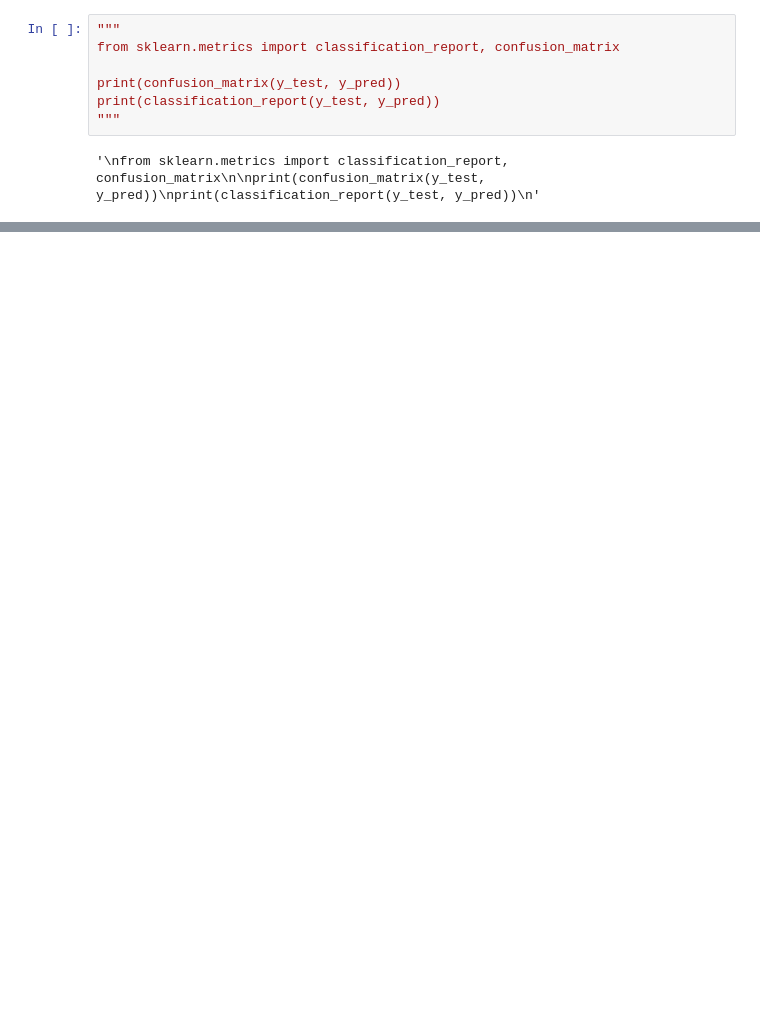
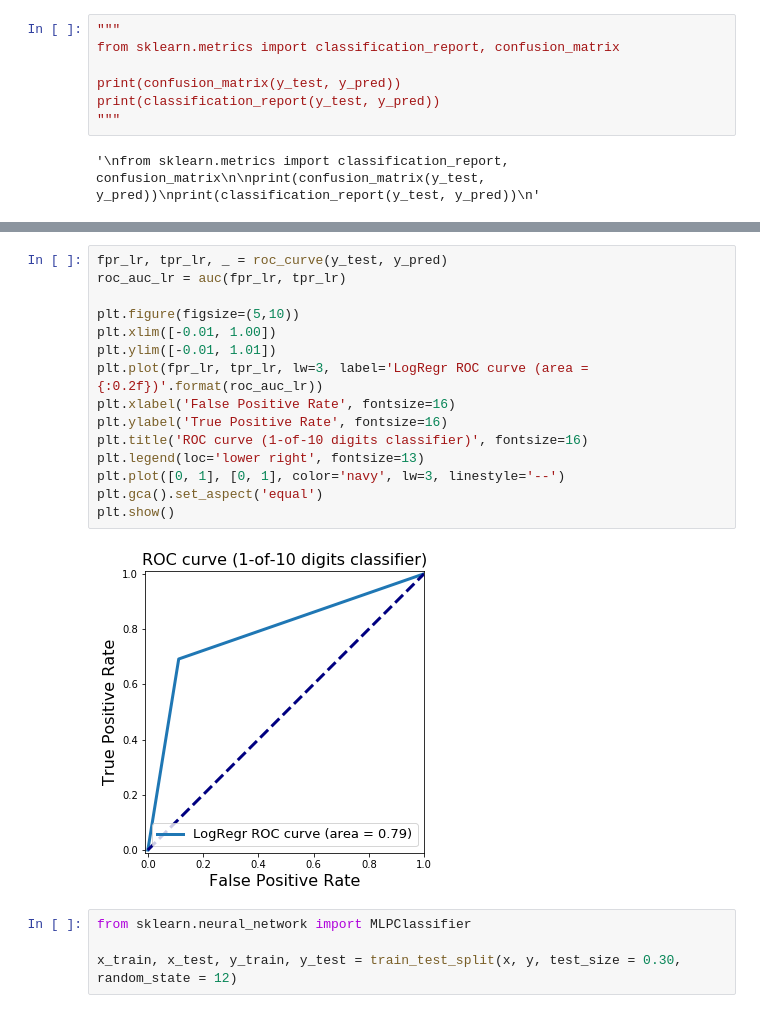
Before and after one commit to lucas-galvao/Backup, a Jupyter notebook: Machine Learning/Jupyter/Gradient Booster - Titanic.ipynb, the cells around one changed output, grey strips where cells are left out. Saved outputs shown, nothing was run; the diff lists cells and outputs as text; blank space fills up the shorter version.

```diff
--- a/Machine Learning/Jupyter/Gradient Booster - Titanic.ipynb
+++ b/Machine Learning/Jupyter/Gradient Booster - Titanic.ipynb
@@ -82,0 +120,21 @@ print(classification_report(y_test, y_pred))
+# %%
+fpr_lr, tpr_lr, _ = roc_curve(y_test, y_pred)
+roc_auc_lr = auc(fpr_lr, tpr_lr)
+
+plt.figure(figsize=(5,10))
+plt.xlim([-0.01, 1.00])
+plt.ylim([-0.01, 1.01])
+plt.plot(fpr_lr, tpr_lr, lw=3, label='LogRegr ROC curve (area = {:0.2f})'.format(roc_auc_lr))
+plt.xlabel('False Positive Rate', fontsize=16)
+plt.ylabel('True Positive Rate', fontsize=16)
+plt.title('ROC curve (1-of-10 digits classifier)', fontsize=16)
+plt.legend(loc='lower right', fontsize=13)
+plt.plot([0, 1], [0, 1], color='navy', lw=3, linestyle='--')
+plt.gca().set_aspect('equal')
+plt.show()
+# %% [output]
+[figure, added]
+# %%
+from sklearn.neural_network import MLPClassifier
+
+x_train, x_test, y_train, y_test = train_test_split(x, y, test_size = 0.30, random_state = 12)
```
Also changed, not shown: parts of 12 cells of this notebook, 20 other files.
